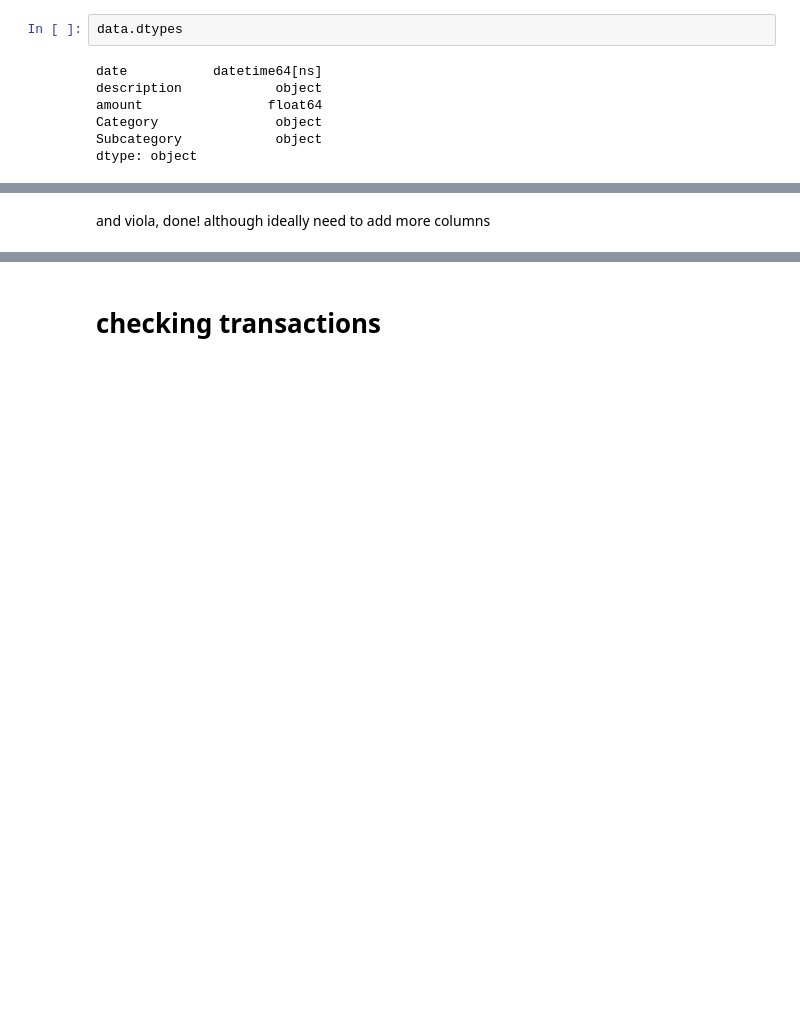
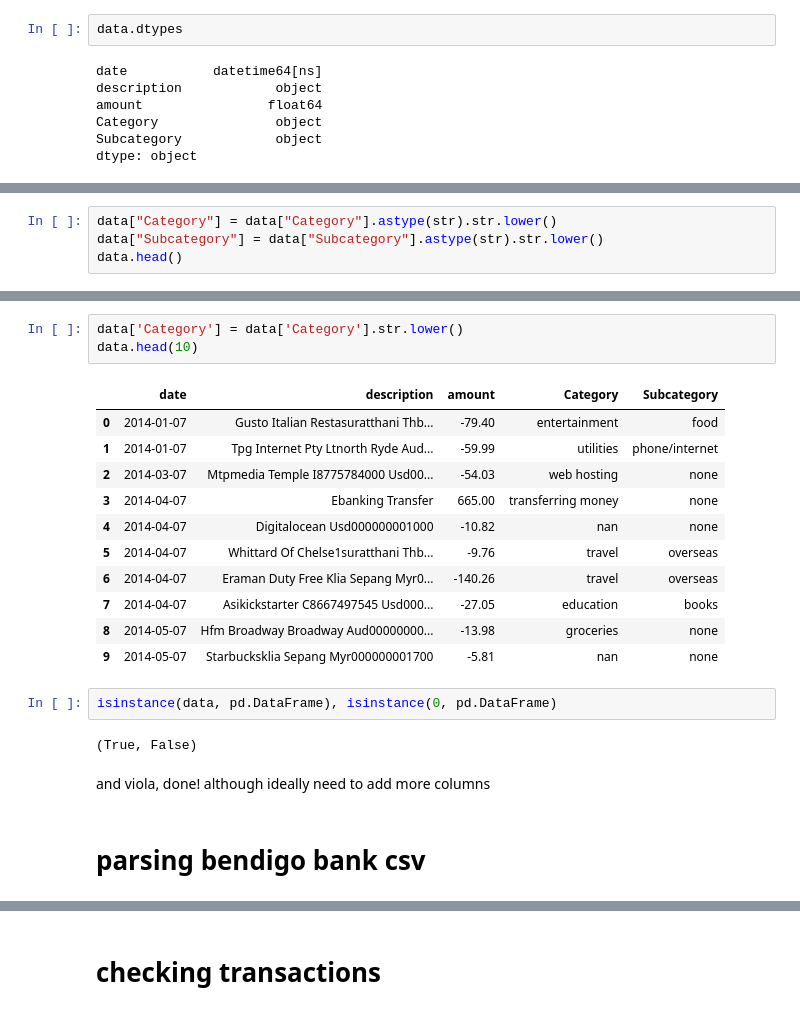
Before and after one commit to khalido/money_bot, a Jupyter notebook: pocketbook_csv.ipynb, the cells around one changed output, grey strips where cells are left out. Cells and saved outputs as stored; diff of their text form; blank space fills up the shorter version.

```diff
--- a/pocketbook_csv.ipynb
+++ b/pocketbook_csv.ipynb
@@ -75,0 +87,4 @@ pd.read_pickle
+# %%
+data["Category"] = data["Category"].astype(str).str.lower()
+data["Subcategory"] = data["Subcategory"].astype(str).str.lower()
+data.head()
@@ -76,2 +98,23 @@ pd.read_pickle
+# %%
+data['Category'] = data['Category'].str.lower()
+data.head(10)
+# %% [output]
+|  | date | description | amount | Category | Subcategory |
+| 0 | 2014-01-07 | Gusto Italian Restasuratthani Thb... | -79.40 | entertainment | food |
+| 1 | 2014-01-07 | Tpg Internet Pty Ltnorth Ryde Aud... | -59.99 | utilities | phone/internet |
+| 2 | 2014-03-07 | Mtpmedia Temple I8775784000 Usd00... | -54.03 | web hosting | none |
+| 3 | 2014-04-07 | Ebanking Transfer | 665.00 | transferring money | none |
+| 4 | 2014-04-07 | Digitalocean Usd000000001000 | -10.82 | nan | none |
+| 5 | 2014-04-07 | Whittard Of Chelse1suratthani Thb... | -9.76 | travel | overseas |
+| 6 | 2014-04-07 | Eraman Duty Free Klia Sepang Myr0... | -140.26 | travel | overseas |
+| 7 | 2014-04-07 | Asikickstarter C8667497545 Usd000... | -27.05 | education | books |
+| 8 | 2014-05-07 | Hfm Broadway Broadway Aud00000000... | -13.98 | groceries | none |
+| 9 | 2014-05-07 | Starbucksklia Sepang Myr000000001700 | -5.81 | nan | none |
+# %%
+isinstance(data, pd.DataFrame), isinstance(0, pd.DataFrame)
+# %% [output]
+(True, False)
 # %% [markdown]
 and viola, done! although ideally need to add more columns
+# %% [markdown]
+# parsing bendigo bank csv
```
Also changed, not shown: parts of 11 cells of this notebook, 6 other files.
